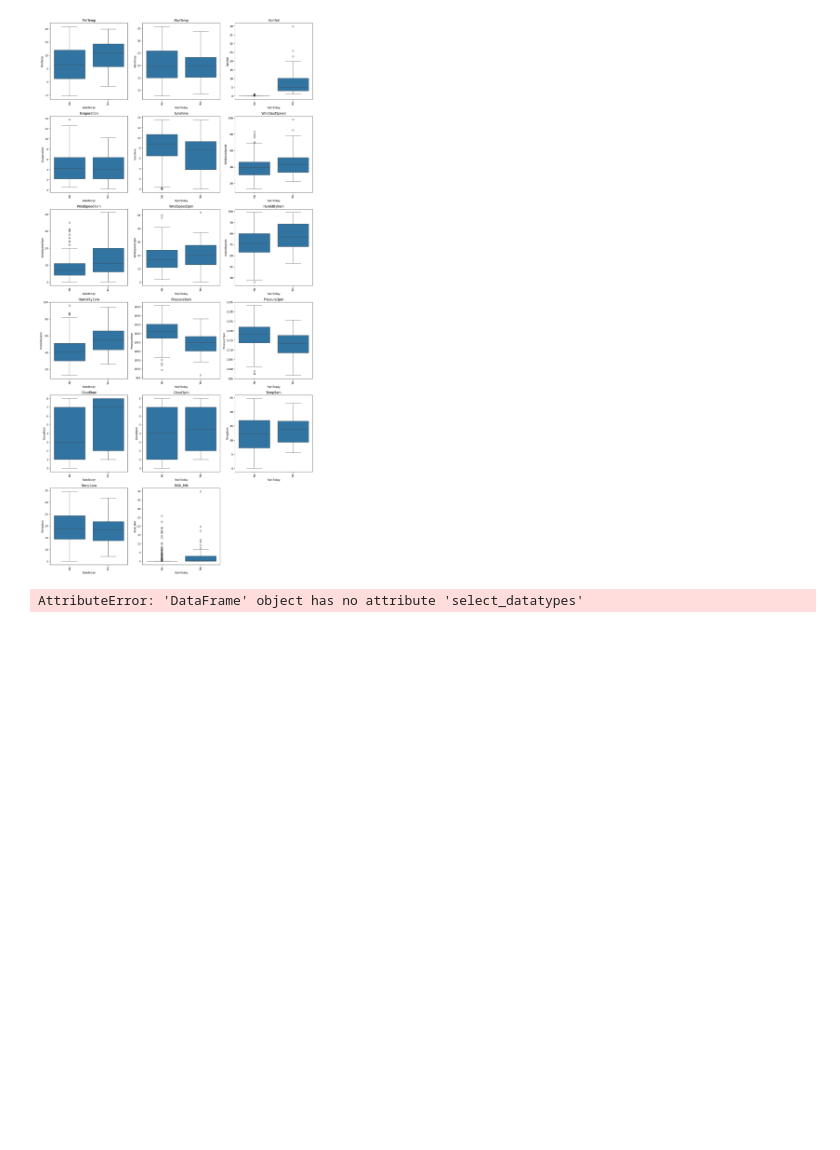
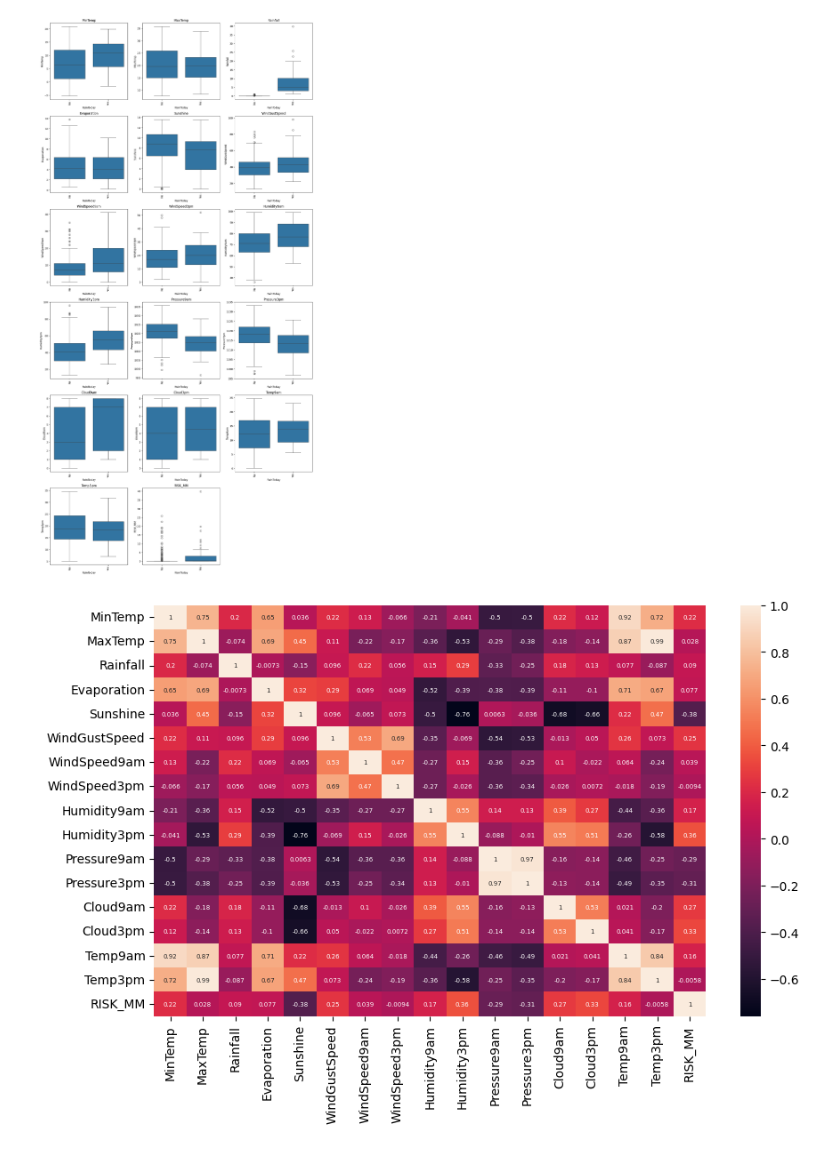
Before and after one commit to AllanMogley/02-Data-Science-Works, a Jupyter notebook: 04 Data Exploration/Data Works.ipynb, the cells around one changed output. Saved outputs shown, nothing was run; the diff lists cells and outputs as text; code cells hidden in the pictures; blank space fills up the shorter version.

```diff
--- a/04 Data Exploration/Data Works.ipynb
+++ b/04 Data Exploration/Data Works.ipynb
@@ -16,7 +16,7 @@ from sklearn.linear_model import LinearRegression
 from sklearn.metrics import mean_squared_error
 # %%
 #Read CSV Data File
-# df = pd.read_csv("weather.csv")
+df = pd.read_csv("weather.csv")
 df.head(10)
 # %% [output]
 |  | MinTemp | MaxTemp | Rainfall | Evaporation | Sunshine | WindGustDir | WindGustSpeed | WindDir9am | WindDir3pm | ... |
@@ -247,12 +247,12 @@ plt.show()
 [figure]
 # %%
 # Finding Correlation
-cors = df.select_datatypes(include = 'number')num_vars = df.select_dtypes(include = 'number')
+cors = df.select_dtypes(include = 'number')
 plt.figure(figsize = (10, 6))
-sns.heatmap(data = cors.corr(), annot = True)
+sns.heatmap(data = cors.corr(), annot = True, annot_kws={'size': 5})
 plt.show()
 # %% [output]
-AttributeError: 'DataFrame' object has no attribute 'select_datatypes'
+[figure, added]
 # %%
 # Scatterplot of Rainfall vs all columns
 for column in numerical_columns:
```
